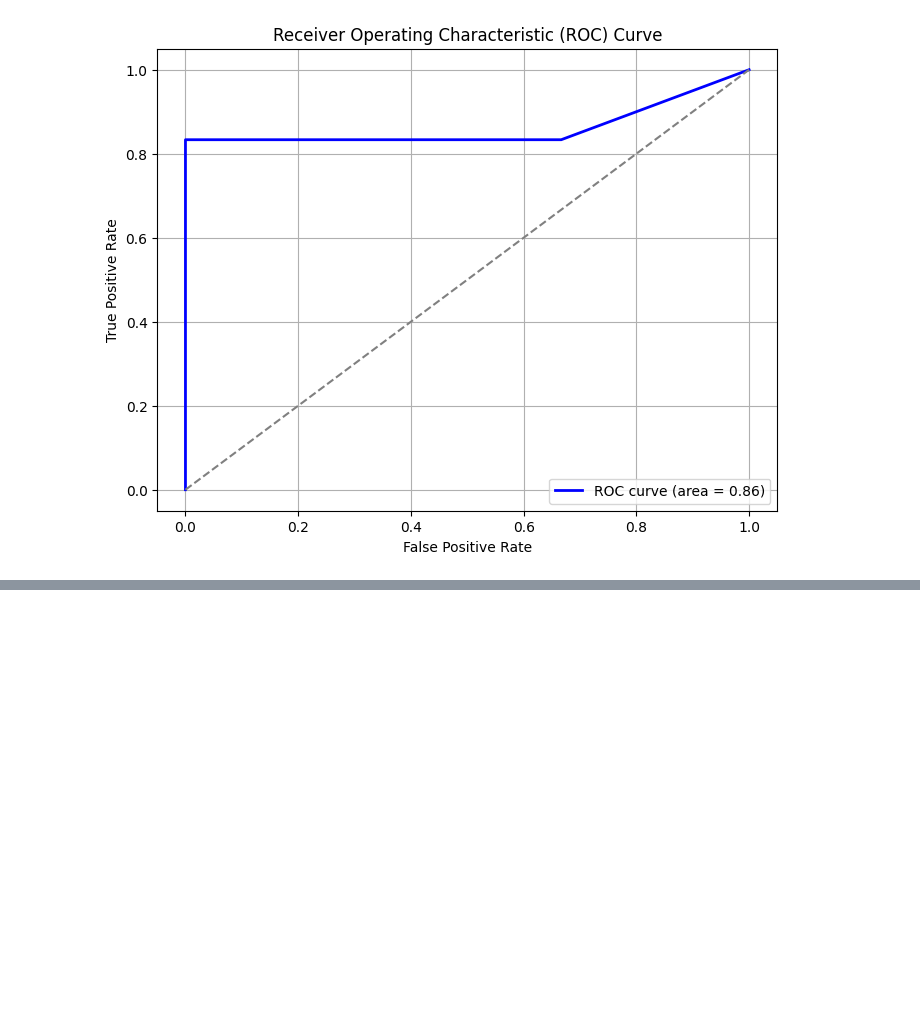
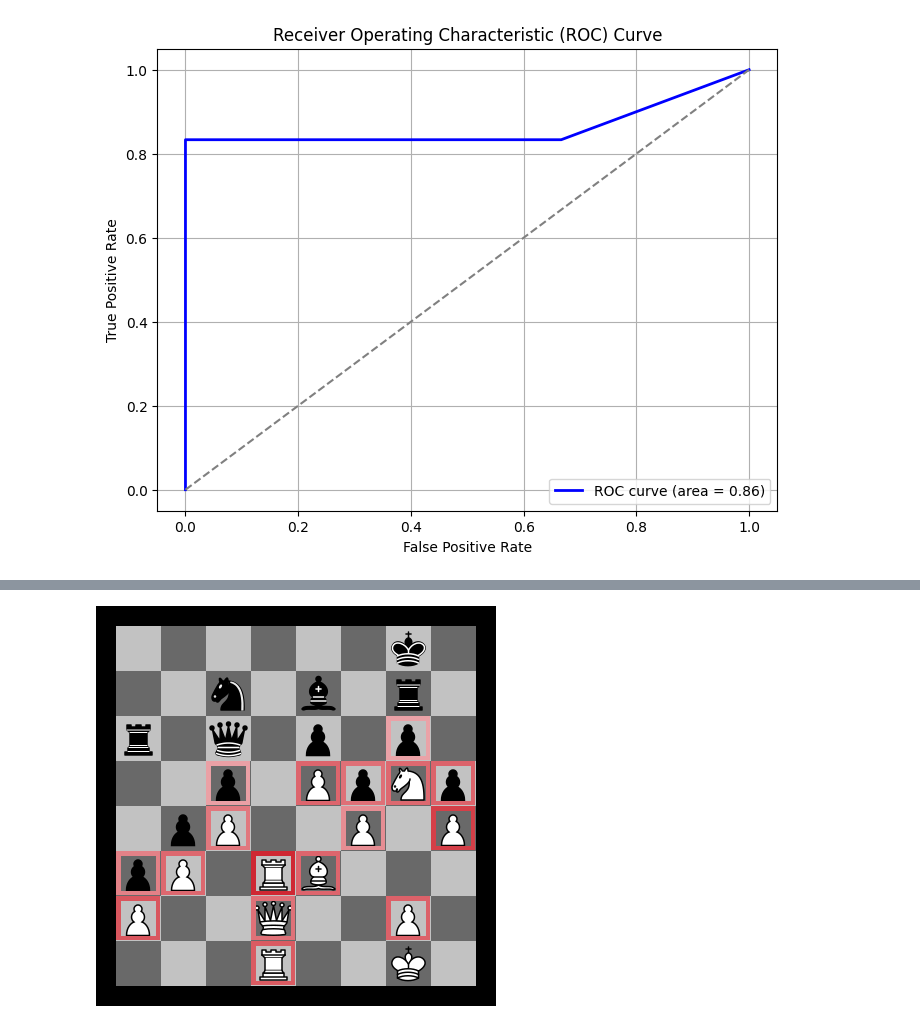
Before and after one commit to radroof22/xAI-chess, a Jupyter notebook: sarfa_baseline.ipynb, the cells around one changed output, grey strips where cells are left out. Saved outputs shown, nothing was run; the diff lists cells and outputs as text; code cells hidden in the pictures; blank space fills up the shorter version.

```diff
--- a/sarfa_baseline.ipynb
+++ b/sarfa_baseline.ipynb
@@ -116,0 +168,7 @@ plt.show()
+# %%
+step = 1
+board_visualization = BoardVisualization(saliency_results_per_step[step][1])
+path = board_visualization.show_heatmap(saliency_results_per_step[step][0], None)
+display(Image(path))
+# %% [output]
+[figure, added]
```
Also changed, not shown: parts of 8 cells of this notebook, 5 other files.
